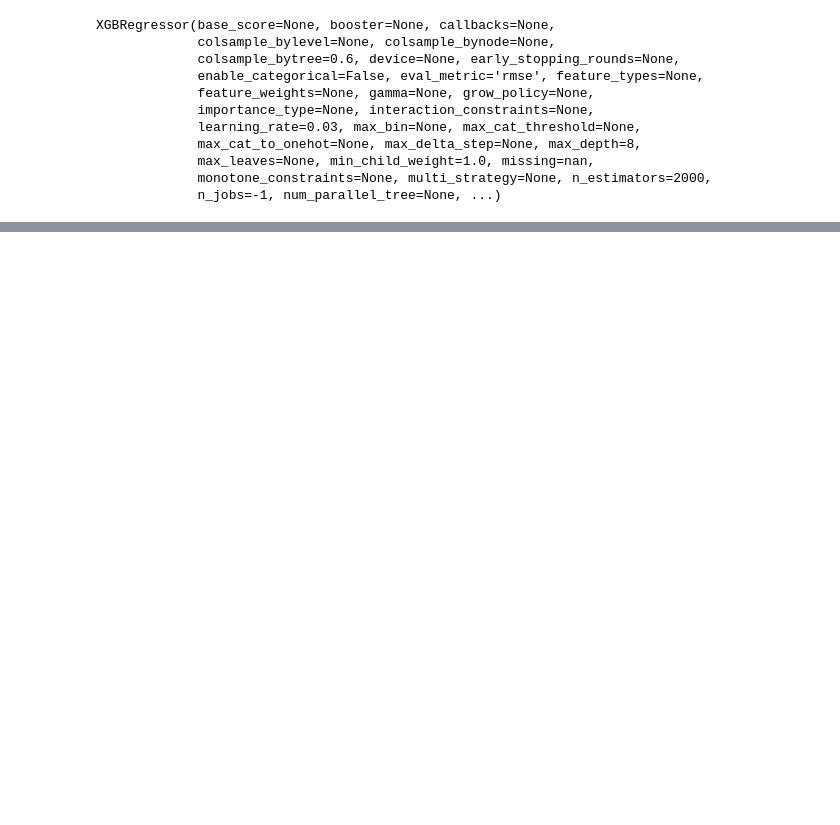
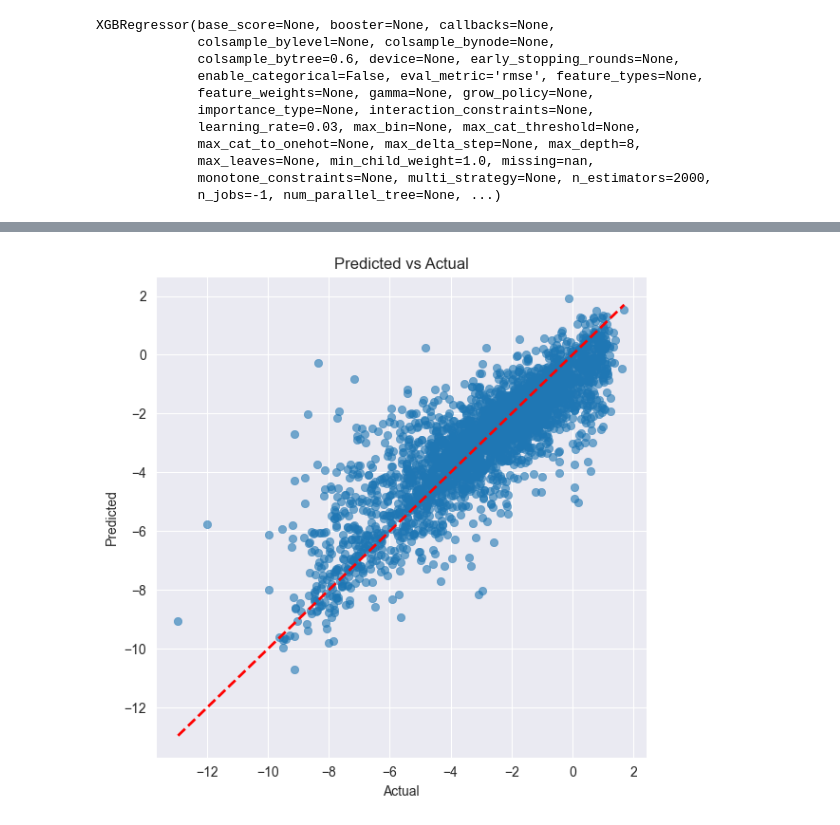
Before and after one commit to lopataa/qspr-qsar-explainability, a Jupyter notebook: qspr/xgboost.ipynb, the cells around one changed output, grey strips where cells are left out. Drawn from its saved outputs; the diff is of its cells as text; code cells hidden in the pictures; blank space fills up the shorter version.

```diff
--- a/qspr/xgboost.ipynb
+++ b/qspr/xgboost.ipynb
@@ -148,0 +167,15 @@ RMSE: 5.567
+# %%
+import matplotlib.pyplot as plt
+import seaborn as sns
+
+# prediction vs actual
+plt.figure(figsize=(6,6))
+sns.scatterplot(x=y_test, y=pred, alpha=0.6, edgecolor=None)
+plt.plot([y_test.min(), y_test.max()], [y_test.min(), y_test.max()], 'r--', lw=2)
+plt.title("Predicted vs Actual")
+plt.xlabel("Actual")
+plt.ylabel("Predicted")
+plt.tight_layout()
+plt.show()
+# %% [output]
+[figure, added]
```
Also changed, not shown: parts of 5 cells of this notebook, 2 other files.
